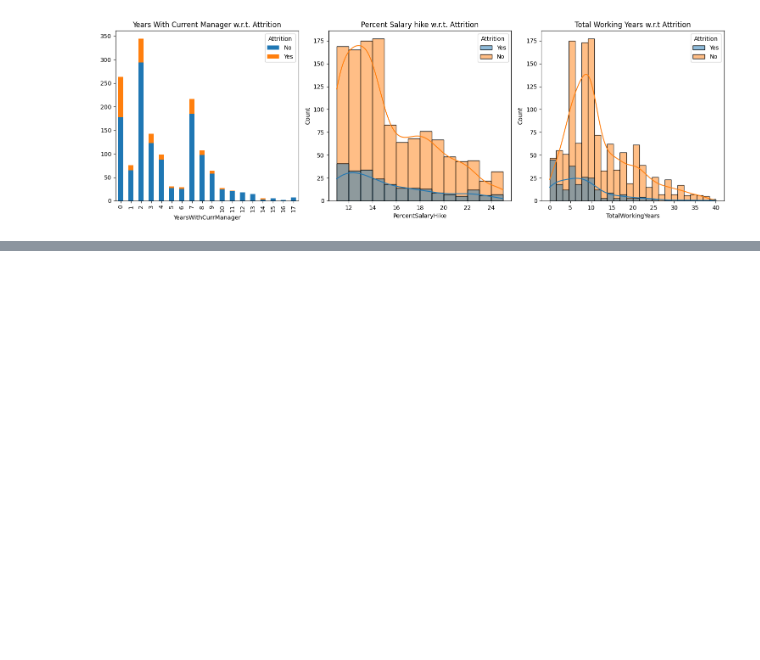
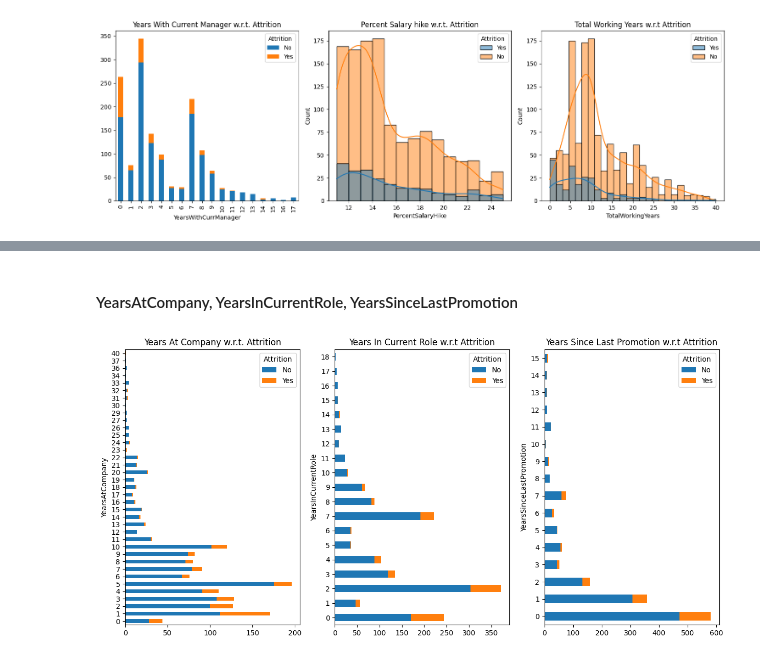
Before and after one commit to Akshay-Paunikar/IBM_Employee_Attrition_ML, a Jupyter notebook: notebook/IBM_Employee_Attrition_EDA.ipynb, the cells around one changed output, grey strips where cells are left out. Drawn from its saved outputs; the diff is of its cells as text; code cells hidden in the pictures; blank space fills up the shorter version.

```diff
--- a/notebook/IBM_Employee_Attrition_EDA.ipynb
+++ b/notebook/IBM_Employee_Attrition_EDA.ipynb
@@ -508,0 +514,39 @@ plt.show()
+# %% [markdown]
+#### YearsAtCompany, YearsInCurrentRole, YearsSinceLastPromotion
+# %%
+fig = plt.figure(figsize=(15,7))
+
+# YearsAtCompany
+
+ax1 = plt.subplot2grid((1,3),(0,0))
+YrsAtCom = data.groupby(['Attrition', 'YearsAtCompany']).size().reset_index().pivot(
+    columns='Attrition', index='YearsAtCompany', values=0)
+YrsAtCom.plot(kind='barh', stacked=True, ax=ax1)
+# for i in ax1.containers:
+#     ax1.bar_label(i)
+plt.title("Years At Company w.r.t. Attrition")
+
+# YearsInCurrentRole
+
+ax2 = plt.subplot2grid((1,3),(0,1))
+YrsCurrRol = data.groupby(['Attrition', 'YearsInCurrentRole']).size().reset_index().pivot(
+    columns='Attrition', index='YearsInCurrentRole', values=0)
+YrsCurrRol.plot(kind='barh', stacked=True, ax=ax2)
+# for i in ax2.containers:
+#     ax2.bar_label(i)
+plt.title("Years In Current Role w.r.t Attrition")
+
+# YearsSinceLastPromotion
+
+ax3 = plt.subplot2grid((1,3),(0,2))
+YrsLastProm = data.groupby(['Attrition', 'YearsSinceLastPromotion']).size().reset_index().pivot(
+    columns='Attrition', index='YearsSinceLastPromotion', values=0)
+YrsLastProm.plot(kind='barh', stacked=True, ax=ax3)
+# for i in ax3.containers:
+#     ax3.bar_label(i)
+plt.title("Years Since Last Promotion w.r.t Attrition")
+
+# plt.tight_layout()
+plt.show()
+# %% [output]
+[figure, added]
```
Also changed, not shown: parts of 14 cells of this notebook.
